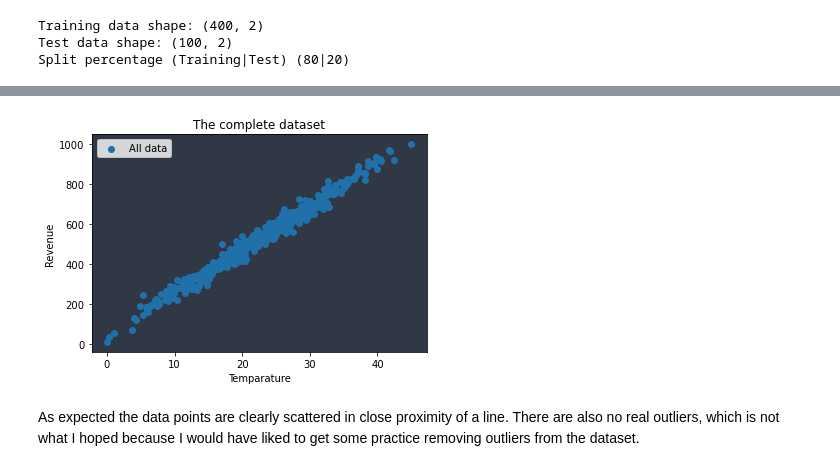
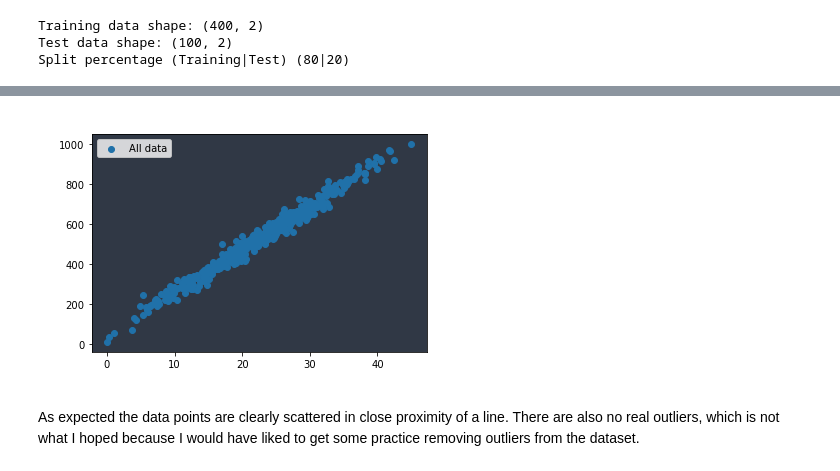
Before and after one commit to MatthijsFontys/AISocietyIndividualProject, a Jupyter notebook: Prologue.ipynb, the cells around one changed output, grey strips where cells are left out. Cells and saved outputs as stored; diff of their text form; code cells hidden in the pictures.

```diff
--- a/Prologue.ipynb
+++ b/Prologue.ipynb
@@ -70,30 +70,31 @@ The formula for a line is \begin{equation} y = mx + b
 # %%
 import matplotlib.pyplot as plt
 
 # layout for all the graphs
 plt_bg_color = '#303845'
 plt_alpha = 0.08
 plt_outline_color = 'white'
+plt_txt_color = 'white'
 
 def setup_layout():
     fig = plt.figure()
     fig.patch.set_facecolor(plt_outline_color)
     fig.patch.set_alpha(plt_alpha)
     ax = fig.add_subplot(1,1,1)
     ax.set_facecolor(plt_bg_color)
 
 def setup_graph():
-    plt.xlabel('Temparature')
-    plt.ylabel('Revenue')
+    plt.xlabel('Temparature', color=plt_txt_color)
+    plt.ylabel('Revenue', color=plt_txt_color)
     plt.legend(loc='upper left')
     plt.show()
 
 setup_layout()
-plt.title('The complete dataset')
+plt.title('The complete dataset', color=plt_txt_color)
 plt.scatter(df['Temperature'], df['Revenue'], color = '#2071A9', label = 'All data')
 setup_graph()
 # %% [output]
-[figure, old version]
+[figure, new version]
 # %% [markdown]
 As expected the data points are clearly scattered in close proximity of a line. There are also no real outliers, which is not what I hoped because I would have liked to get some practice removing outliers from the dataset.
 # %% [markdown]
```
Also changed, not shown: parts of 28 cells of this notebook, 3 other files.
